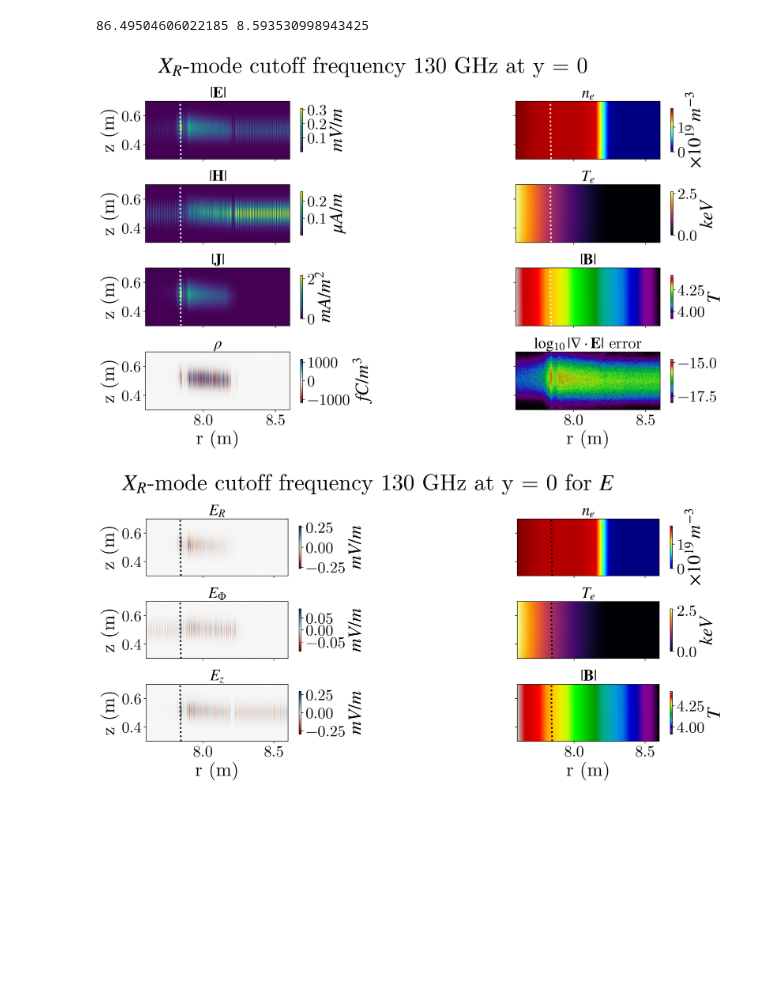
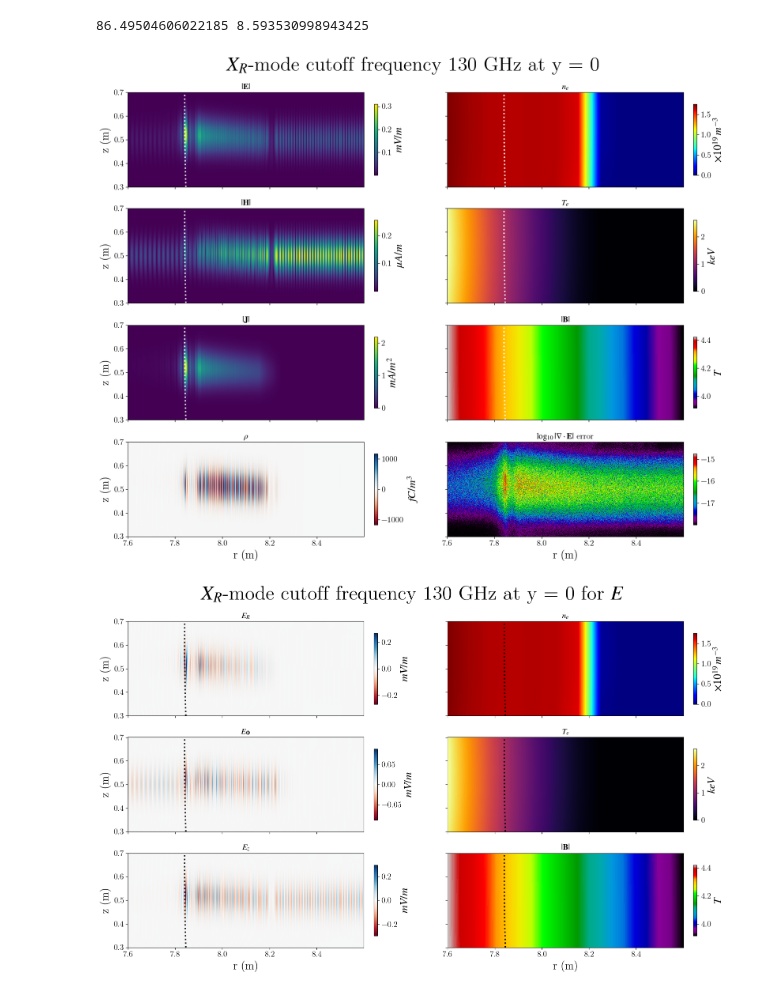
Before and after one commit to Pierre-Alexandre-Gourdain/reflectomITER, a Jupyter notebook: python/plot_amrex.ipynb, the cells around one changed output. Cells and saved outputs as stored; diff of their text form; code cells hidden in the pictures; blank space fills up the shorter version.

```diff
--- a/python/plot_amrex.ipynb
+++ b/python/plot_amrex.ipynb
@@ -590,7 +613,7 @@ plot_units = [
 # %%
 fig, axes = plt.subplots(
     4, 2,
-    figsize=(16, 9),
+    figsize=(16,13),
     constrained_layout=True,
     sharex=True,
     sharey=True,
@@ -651,34 +674,34 @@ for i in range(4):
             pad=0.04,
             label=plot_units[i][j],
         )
 
         # Plot cutoff contour only on the left-hand-side plots:
         # |E|, |H|, |J|
         if i <= 2:
             add_selected_cutoff_contour(ax)
 
         ax.set_aspect("equal", adjustable="box")
         ax.set_title(plot_titles[i][j])
 
 for ax in axes[-1, :]:
     ax.set_xlabel(xlabel)
 
 for ax in axes[:, 0]:
     ax.set_ylabel(ylabel)
 
 plot_title = fr"${cutoff_mode}$-mode cutoff frequency {f_probe_Hz/1e9:.4g} GHz at {axis} = {actual_coord:.4g}"
 filename_title = plot_title.replace(" ", "_")
 filename_title = filename_title.replace(".", "_")
 filename_title = filename_title.replace("$", "")
 fig.suptitle(
     # fr"{plotfile}, {axis} = {actual_coord:.4g}",
     plot_title,
     fontsize=36,
 )
 fig.savefig(f"{filename_title}.png", dpi=400, bbox_inches="tight")
 plt.show()
 # %% [output]
-[figure, old version]
+[figure, new version]
 # %%
 plot_data = [
     [E[0,:,:], ne_2d],
@@ -718,7 +741,7 @@ plot_units = [
 # %%
 fig, axes = plt.subplots(
     3, 2,
-    figsize=(16, 7),
+    figsize=(16,10),
     constrained_layout=True,
     sharex=True,
     sharey=True,
@@ -804,4 +827,4 @@ fig.suptitle(
 fig.savefig(f"{filename_title}.png", dpi=400, bbox_inches="tight")
 plt.show()
 # %% [output]
-[figure, old version]
+[figure, new version]
```
Also changed, not shown: parts of 2 cells of this notebook.
